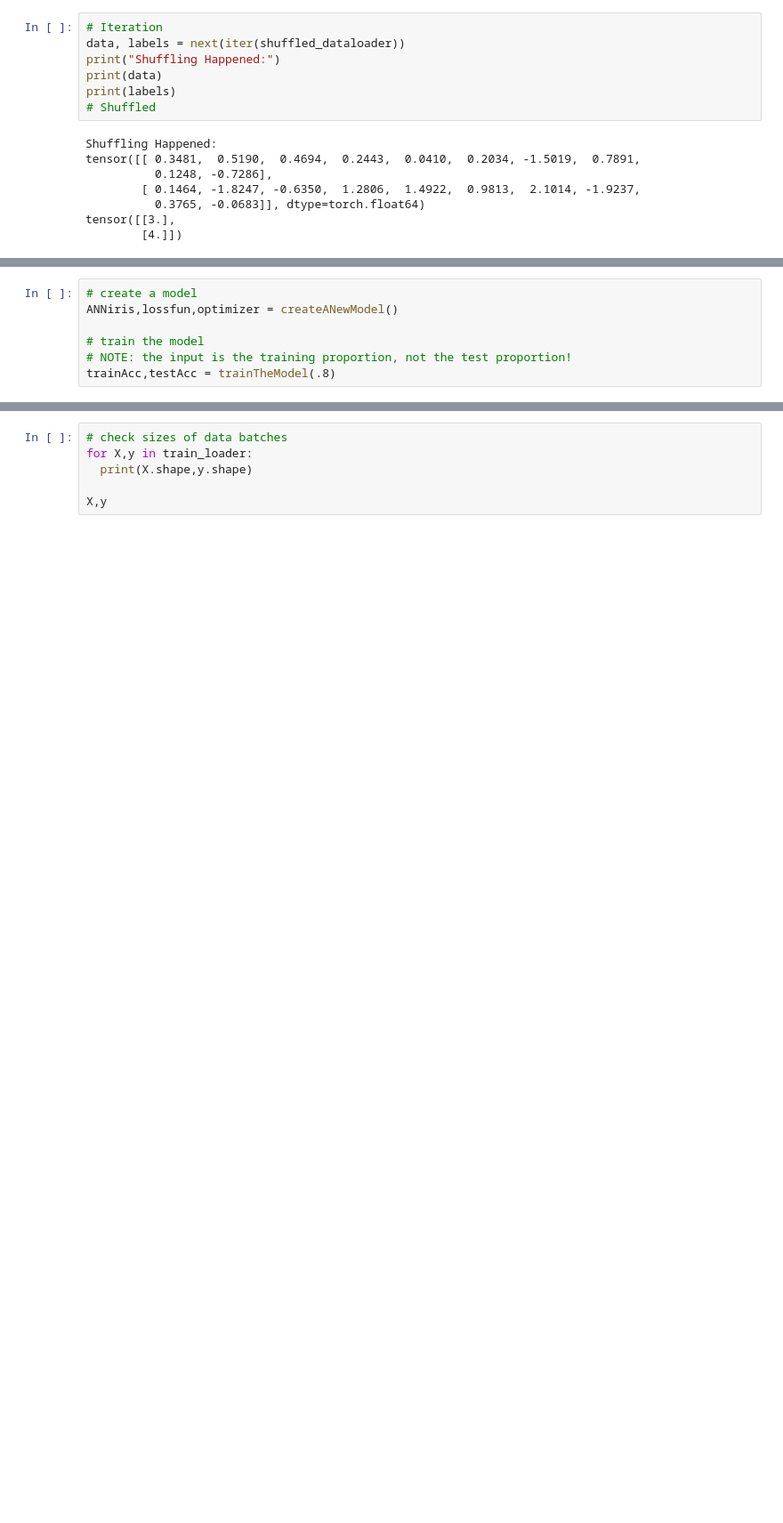
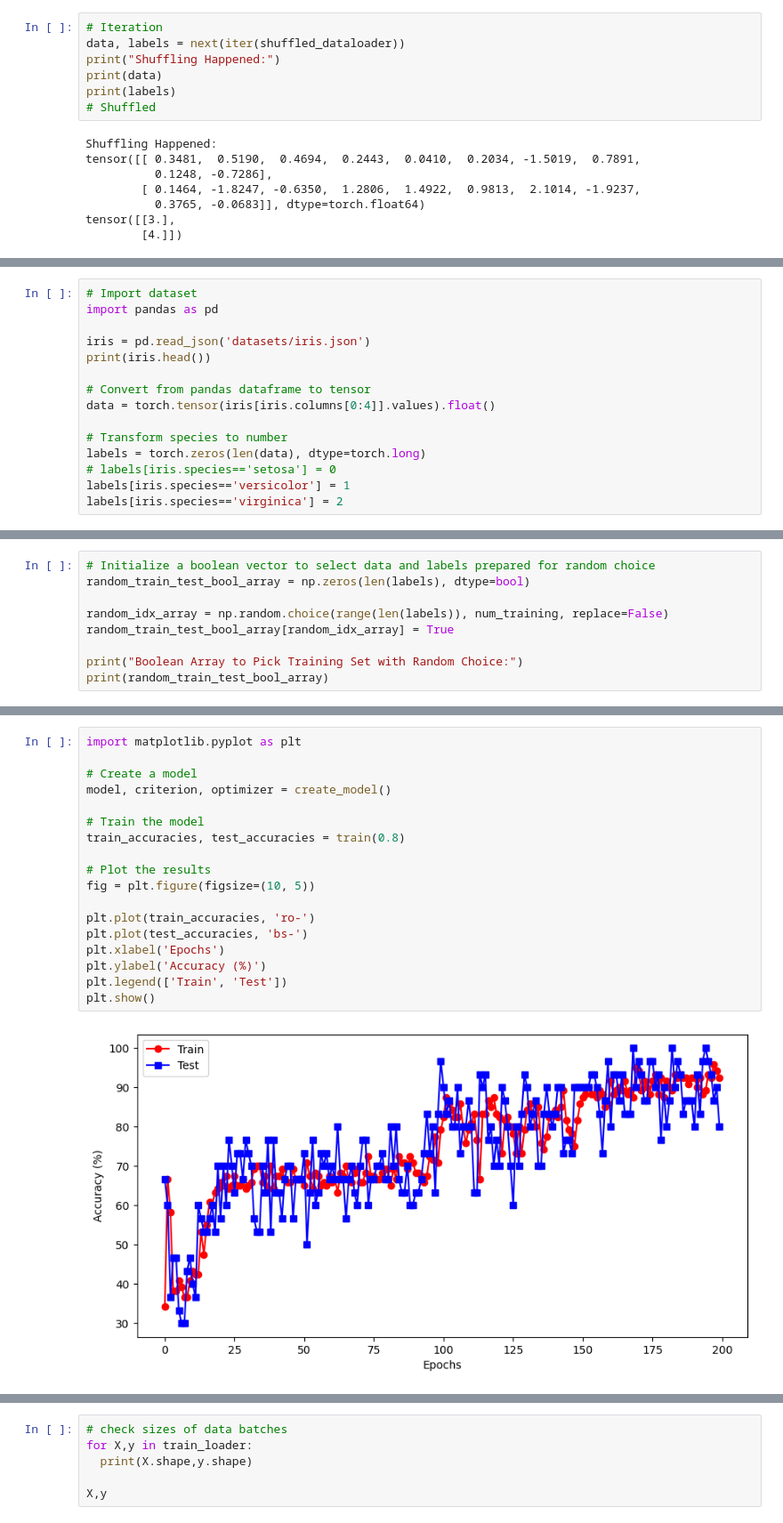
Before and after one commit to yungshun317/torch-nlp, a Jupyter notebook: pytorch_deep_learning_model_lifecycle.ipynb, the cells around one changed output, grey strips where cells are left out. Shown at 89% size. Drawn from its saved outputs; the diff is of its cells as text; blank space fills up the shorter version.

```diff
--- a/pytorch_deep_learning_model_lifecycle.ipynb
+++ b/pytorch_deep_learning_model_lifecycle.ipynb
@@ -277,0 +284,15 @@ tensor([[3.],
+# %%
+# Import dataset
+import pandas as pd
+
+iris = pd.read_json('datasets/iris.json')
+print(iris.head())
+
+# Convert from pandas dataframe to tensor
+data = torch.tensor(iris[iris.columns[0:4]].values).float()
+
+# Transform species to number
+labels = torch.zeros(len(data), dtype=torch.long)
+# labels[iris.species=='setosa'] = 0
+labels[iris.species=='versicolor'] = 1
+labels[iris.species=='virginica'] = 2
@@ -293,0 +332,9 @@ traintestBool
+# %%
+# Initialize a boolean vector to select data and labels prepared for random choice
+random_train_test_bool_array = np.zeros(len(labels), dtype=bool)
+
+random_idx_array = np.random.choice(range(len(labels)), num_training, replace=False)
+random_train_test_bool_array[random_idx_array] = True
+
+print("Boolean Array to Pick Training Set with Random Choice:")
+print(random_train_test_bool_array)
@@ -509,7 +659,20 @@ def trainTheModel(trainProp):
 # %%
-# create a model
-ANNiris,lossfun,optimizer = createANewModel()
+import matplotlib.pyplot as plt
 
-# train the model
-# NOTE: the input is the training proportion, not the test proportion!
-trainAcc,testAcc = trainTheModel(.8)
+# Create a model
+model, criterion, optimizer = create_model()
+
+# Train the model
+train_accuracies, test_accuracies = train(0.8)
+
+# Plot the results
+fig = plt.figure(figsize=(10, 5))
+
+plt.plot(train_accuracies, 'ro-')
+plt.plot(test_accuracies, 'bs-')
+plt.xlabel('Epochs')
+plt.ylabel('Accuracy (%)')
+plt.legend(['Train', 'Test'])
+plt.show()
+# %% [output]
+[figure, added]
```
Also changed, not shown: parts of 44 cells of this notebook, 2 other files.
